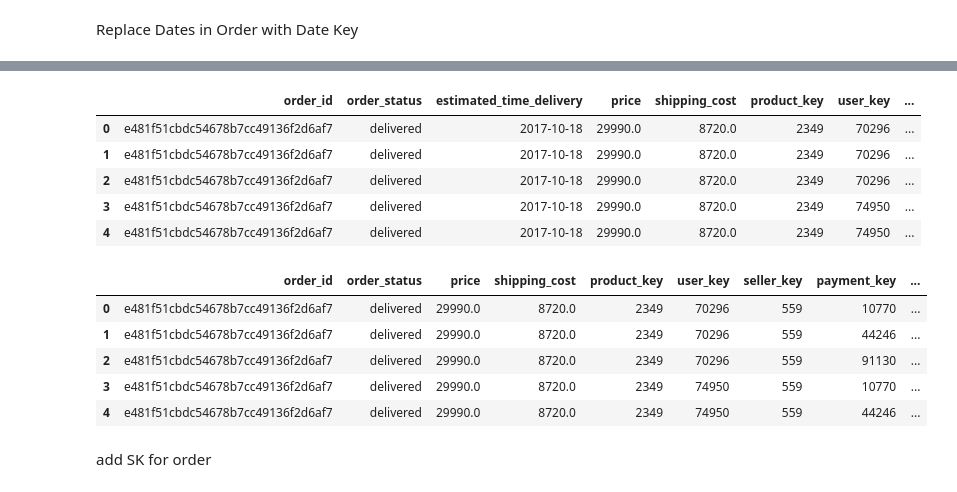
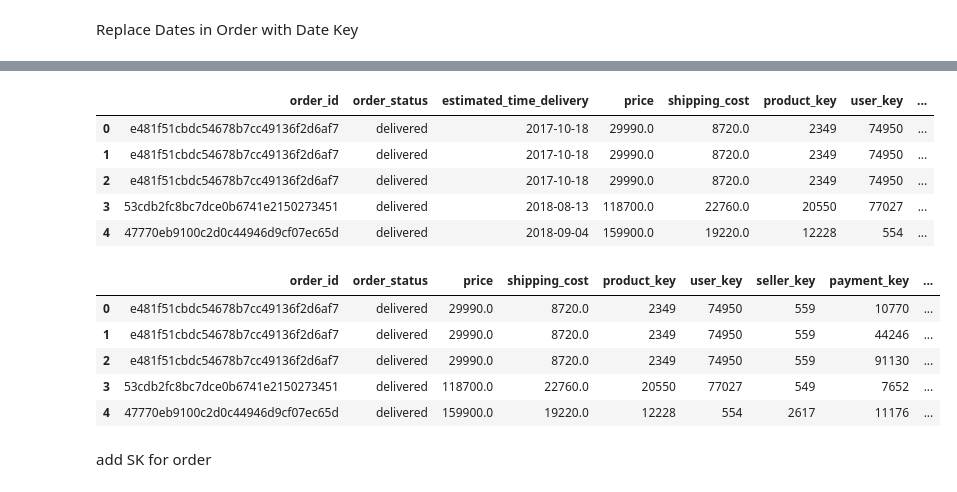
Before and after one commit to MaiElsayed01/ecommerce_etl, a Jupyter notebook: ecommerce_etl.ipynb, the cells around one changed output, grey strips where cells are left out. Drawn from its saved outputs; the diff is of its cells as text; code cells hidden in the pictures.

```diff
--- a/ecommerce_etl.ipynb
+++ b/ecommerce_etl.ipynb
@@ -15,3 +25,5 @@ Transormations
+# %%
+seller_df = seller_df.drop_duplicates(subset=['seller_id'], keep='last')
 # %%
 product_df['product_photos_qty'] = product_df['product_photos_qty'].astype('Int16')
 product_df['product_description_lenght'] = product_df['product_description_lenght'].astype('Int16')
@@ -285,10 +297,10 @@ order_df.head()
 # %%
-order_df = pd.merge(order_df, time_df[['time_key','hour']], right_on='hour', left_on='order_hour', how='inner')
+order_df = pd.merge(order_df, time_df[['time_key','hour']], right_on='hour', left_on='order_hour', how='left')
 
 order_df = order_df.drop(columns=['order_hour'])
 order_df = order_df.drop(columns=['hour'])
 
 order_df = order_df.rename(columns={'time_key': 'order_time_key'})
 
-time_df.head()
+order_df.head()
 # %% [output]
@@ -301,5 +313,5 @@ time_df.head()
 # %%
-order_df = pd.merge(order_df, date_df[['date_key','date']], right_on='date', left_on='pickup_date', how='inner')
+order_df = pd.merge(order_df, date_df[['date_key','date']], right_on='date', left_on='pickup_date', how='left')
 
 order_df = order_df.drop(columns=['pickup_date'])
 order_df = order_df.drop(columns=['date'])
@@ -317,5 +329,5 @@ order_df.head()
 # %%
-order_df = pd.merge(order_df, date_df[['date_key','date']], right_on='date', left_on='delivered_date', how='inner')
+order_df = pd.merge(order_df, date_df[['date_key','date']], right_on='date', left_on='delivered_date', how='left')
 
 order_df = order_df.drop(columns=['delivered_date'])
 order_df = order_df.drop(columns=['date'])
@@ -325,27 +337,27 @@ order_df = order_df.rename(columns={'date_key': 'delivered_date_key'})
 order_df.head()
 # %% [output]
 |  | order_id | order_status | estimated_time_delivery | price | shipping_cost | product_key | user_key | ... |
-| 0 | e481f51cbdc54678b7cc49136f2d6af7 | delivered | 2017-10-18 | 29990.0 | 8720.0 | 2349 | 70296 | ... |
-| 1 | e481f51cbdc54678b7cc49136f2d6af7 | delivered | 2017-10-18 | 29990.0 | 8720.0 | 2349 | 70296 | ... |
-| 2 | e481f51cbdc54678b7cc49136f2d6af7 | delivered | 2017-10-18 | 29990.0 | 8720.0 | 2349 | 70296 | ... |
-| 3 | e481f51cbdc54678b7cc49136f2d6af7 | delivered | 2017-10-18 | 29990.0 | 8720.0 | 2349 | 74950 | ... |
-| 4 | e481f51cbdc54678b7cc49136f2d6af7 | delivered | 2017-10-18 | 29990.0 | 8720.0 | 2349 | 74950 | ... |
+| 0 | e481f51cbdc54678b7cc49136f2d6af7 | delivered | 2017-10-18 | 29990.0 | 8720.0 | 2349 | 74950 | ... |
+| 1 | e481f51cbdc54678b7cc49136f2d6af7 | delivered | 2017-10-18 | 29990.0 | 8720.0 | 2349 | 74950 | ... |
+| 2 | e481f51cbdc54678b7cc49136f2d6af7 | delivered | 2017-10-18 | 29990.0 | 8720.0 | 2349 | 74950 | ... |
+| 3 | 53cdb2fc8bc7dce0b6741e2150273451 | delivered | 2018-08-13 | 118700.0 | 22760.0 | 20550 | 77027 | ... |
+| 4 | 47770eb9100c2d0c44946d9cf07ec65d | delivered | 2018-09-04 | 159900.0 | 19220.0 | 12228 | 554 | ... |
 # %%
-order_df = pd.merge(order_df, date_df[['date_key','date']], right_on='date', left_on='estimated_time_delivery', how='inner')
+order_df = pd.merge(order_df, date_df[['date_key','date']], right_on='date', left_on='estimated_time_delivery', how='left')
 
 order_df = order_df.drop(columns=['estimated_time_delivery'])
 order_df = order_df.drop(columns=['date'])
 
 order_df = order_df.rename(columns={'date_key': 'estimated_time_delivery_key'})
 
 order_df.head()
 # %% [output]
 |  | order_id | order_status | price | shipping_cost | product_key | user_key | seller_key | payment_key | ... |
-| 0 | e481f51cbdc54678b7cc49136f2d6af7 | delivered | 29990.0 | 8720.0 | 2349 | 70296 | 559 | 10770 | ... |
-| 1 | e481f51cbdc54678b7cc49136f2d6af7 | delivered | 29990.0 | 8720.0 | 2349 | 70296 | 559 | 44246 | ... |
-| 2 | e481f51cbdc54678b7cc49136f2d6af7 | delivered | 29990.0 | 8720.0 | 2349 | 70296 | 559 | 91130 | ... |
-| 3 | e481f51cbdc54678b7cc49136f2d6af7 | delivered | 29990.0 | 8720.0 | 2349 | 74950 | 559 | 10770 | ... |
-| 4 | e481f51cbdc54678b7cc49136f2d6af7 | delivered | 29990.0 | 8720.0 | 2349 | 74950 | 559 | 44246 | ... |
+| 0 | e481f51cbdc54678b7cc49136f2d6af7 | delivered | 29990.0 | 8720.0 | 2349 | 74950 | 559 | 10770 | ... |
+| 1 | e481f51cbdc54678b7cc49136f2d6af7 | delivered | 29990.0 | 8720.0 | 2349 | 74950 | 559 | 44246 | ... |
+| 2 | e481f51cbdc54678b7cc49136f2d6af7 | delivered | 29990.0 | 8720.0 | 2349 | 74950 | 559 | 91130 | ... |
+| 3 | 53cdb2fc8bc7dce0b6741e2150273451 | delivered | 118700.0 | 22760.0 | 20550 | 77027 | 549 | 7652 | ... |
+| 4 | 47770eb9100c2d0c44946d9cf07ec65d | delivered | 159900.0 | 19220.0 | 12228 | 554 | 2617 | 11176 | ... |
 # %% [markdown]
 add SK for order
 # %%
```
Also changed, not shown: parts of 15 cells of this notebook, 2 other files.
